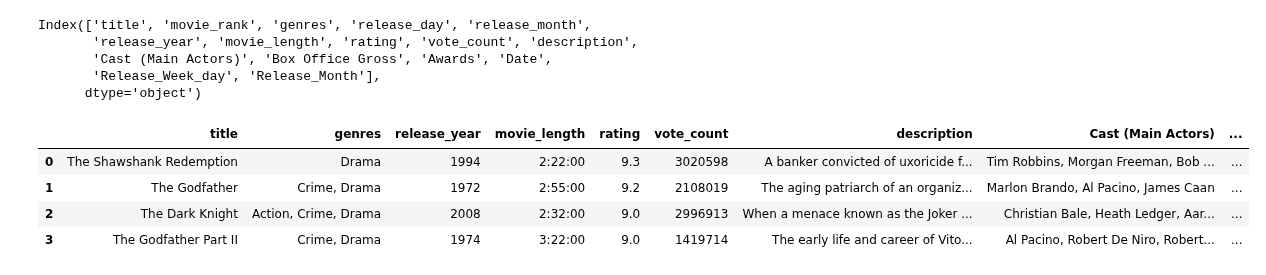
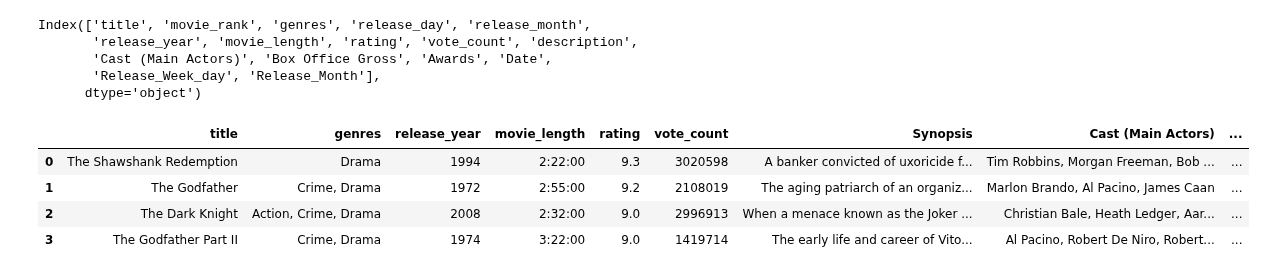
Before and after one commit to Cemputus/Data-Mining-and-Wrangling---movie-scraping, a Jupyter notebook: Analysis/Edube_webscrap.ipynb, the cells around one changed output. Saved outputs shown, nothing was run; the diff lists cells and outputs as text; code cells hidden in the pictures.

Commit message:
cleaned

```diff
--- a/Analysis/Edube_webscrap.ipynb
+++ b/Analysis/Edube_webscrap.ipynb
@@ -240,10 +240,10 @@ cleaned_reformed = cleaned_reformed.drop(columns=['movie_rank'])
 cleaned_reformed = cleaned_reformed.drop(columns=['release_month'])
 cleaned_reformed
 # %%
-cleaned_reformed['description'] = cleaned_reformed['description'].rename({'description':'Synopsis'})
+cleaned_reformed.rename(columns={'description':'Synopsis'},inplace=True)
 cleaned_reformed.head(4)
 # %% [output]
-|  | title | genres | release_year | movie_length | rating | vote_count | description | Cast (Main Actors) | ... |
+|  | title | genres | release_year | movie_length | rating | vote_count | Synopsis | Cast (Main Actors) | ... |
 | 0 | The Shawshank Redemption | Drama | 1994 | 2:22:00 | 9.3 | 3020598 | A banker convicted of uxoricide f... | Tim Robbins, Morgan Freeman, Bob ... | ... |
 | 1 | The Godfather | Crime, Drama | 1972 | 2:55:00 | 9.2 | 2108019 | The aging patriarch of an organiz... | Marlon Brando, Al Pacino, James Caan | ... |
 | 2 | The Dark Knight | Action, Crime, Drama | 2008 | 2:32:00 | 9.0 | 2996913 | When a menace known as the Joker ... | Christian Bale, Heath Ledger, Aar... | ... |
```
